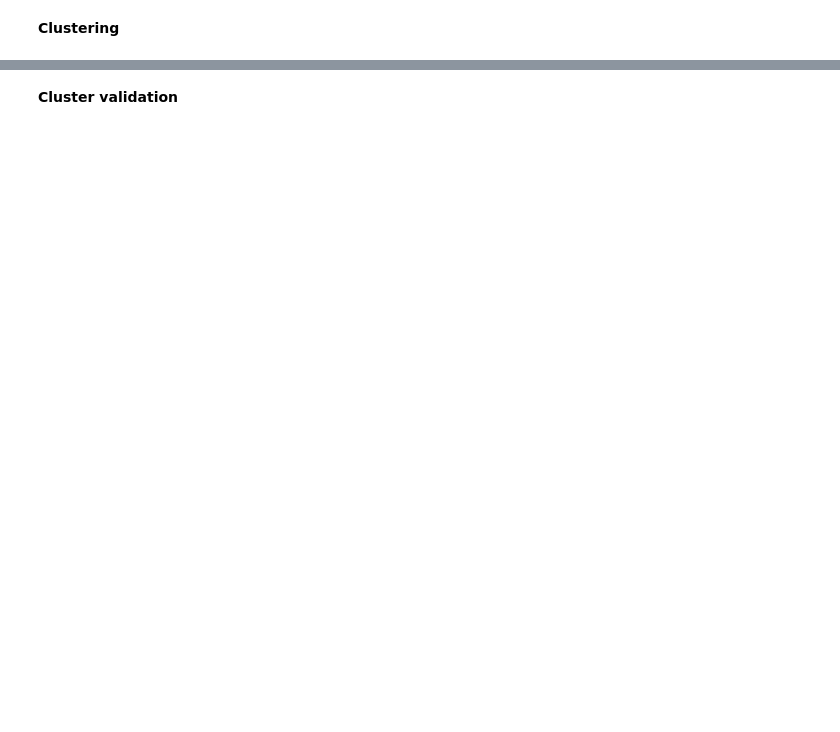
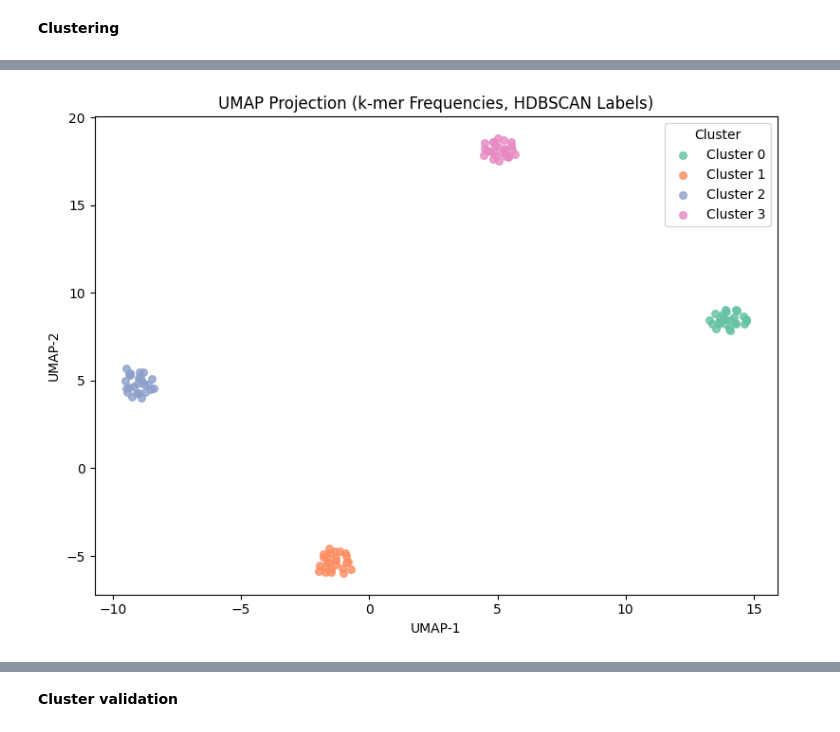
Before and after one commit to Shravani018/ml_2_group1, a Jupyter notebook: Assignment3/ML2_Group1_Assignment3.ipynb, the cells around one changed output, grey strips where cells are left out. Saved outputs shown, nothing was run; the diff lists cells and outputs as text; code cells hidden in the pictures; blank space fills up the shorter version.

```diff
--- a/Assignment3/ML2_Group1_Assignment3.ipynb
+++ b/Assignment3/ML2_Group1_Assignment3.ipynb
@@ -165,0 +217,6 @@ Mean pairwise distance: 0.5829
+# %%
+# Applying HDBSCAN on precomputed Hamming matrix (density-based, no cluster count assumption)
+clusterer = hdbscan.HDBSCAN(metric="precomputed", min_cluster_size=5, min_samples=3)
+hdbscan_labels = clusterer.fit_predict(hamming_matrix)
+data["cluster_hdbscan"] = hdbscan_labels
+print(f"HDBSCAN counts (-1 = noise):\n{pd.Series(hdbscan_labels).value_counts()}")
@@ -165,0 +263,25 @@ Mean pairwise distance: 0.5829
+# %%
+# Projecting k-mer matrix to 2D using UMAP for visualisation
+reducer = umap.UMAP(n_components=2, random_state=42, metric="euclidean")
+embedding = reducer.fit_transform(kmer_matrix)
+data["umap_x"] = embedding[:, 0]
+data["umap_y"] = embedding[:, 1]
+# %%
+# Plotting UMAP projection coloured by HDBSCAN labels
+palette = plt.cm.Set2.colors
+unique_labels = sorted(set(hdbscan_labels))
+fig, ax = plt.subplots(figsize=(8, 6))
+for label in unique_labels:
+    mask = hdbscan_labels == label
+    color = "grey" if label == -1 else palette[label % len(palette)]
+    name = "Noise" if label == -1 else f"Cluster {label}"
+    ax.scatter(embedding[mask, 0], embedding[mask, 1],
+               c=[color], label=name, s=30, alpha=0.8)
+ax.set_title("UMAP Projection (k-mer Frequencies, HDBSCAN Labels)")
+ax.set_xlabel("UMAP-1")
+ax.set_ylabel("UMAP-2")
+ax.legend(title="Cluster")
+plt.tight_layout()
+plt.show()
+# %% [output]
+[figure, added]
```
Also changed, not shown: parts of 24 cells of this notebook.
